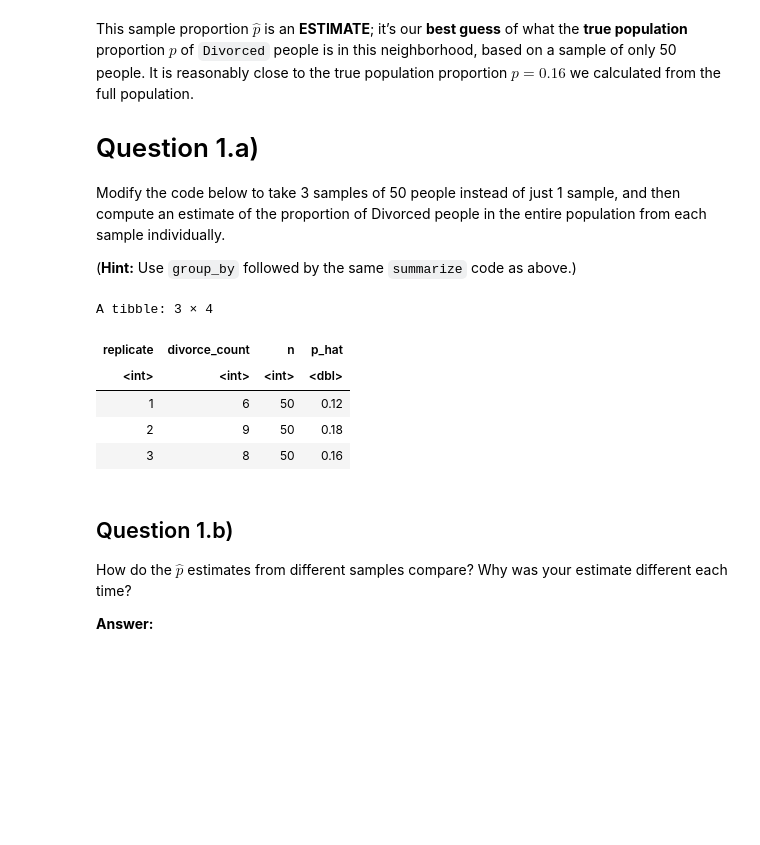
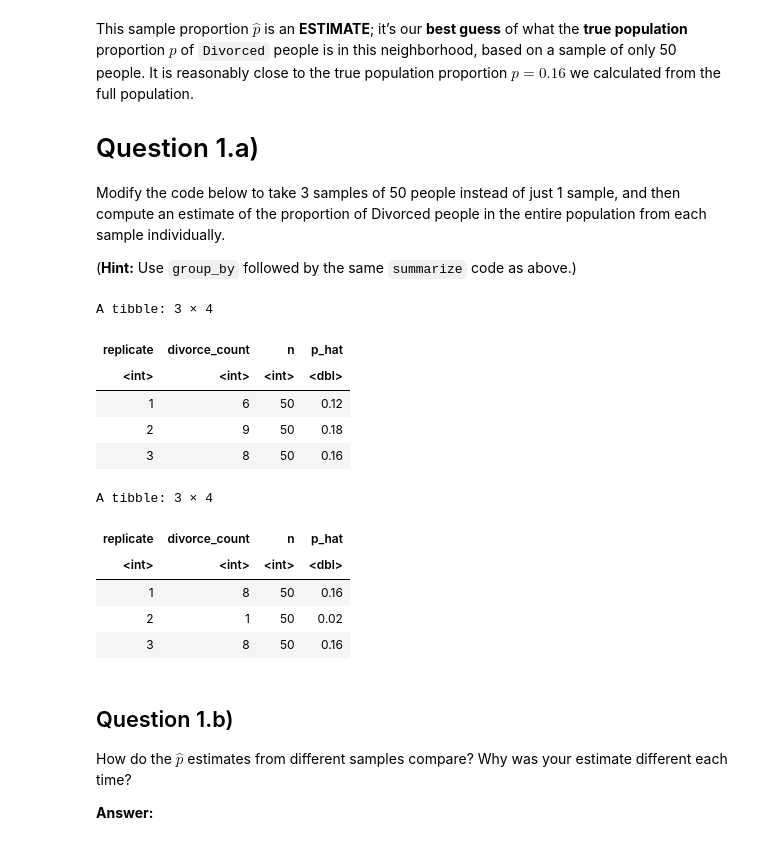
Before and after one commit to UNC-DATA-730/unit-7-assignment-dlee002, a Jupyter notebook: assignment7.ipynb, the cells around one changed output. Saved outputs shown, nothing was run; the diff lists cells and outputs as text; code cells hidden in the pictures; blank space fills up the shorter version.

```diff
--- a/assignment7.ipynb
+++ b/assignment7.ipynb
@@ -194,20 +194,37 @@ people in the entire population from each sample individually.
 # %%
 set.seed(18)
 
 n50_3rep = gss_14 |>
   rep_sample_n(size = 50, reps = 3)
 
 n50_3rep |>
   summarize(divorce_count = sum(marital == "Divorced"),
             n = n()) |>
   mutate(p_hat = divorce_count/ n)
+
+#going offroad to see what happens when i set the seed back to 42
+set.seed(42)
+
+n50_3rep = gss_14 |>
+  rep_sample_n(size = 50, reps = 3)
+
+n50_3rep |>
+  summarize(divorce_count = sum(marital == "Divorced"),
+            n = n()) |>
+  mutate(p_hat = divorce_count/ n)
 # %% [output]
 A tibble: 3 × 4
 | replicate | divorce_count | n | p_hat |
 | <int> | <int> | <int> | <dbl> |
 | 1 | 6 | 50 | 0.12 |
 | 2 | 9 | 50 | 0.18 |
 | 3 | 8 | 50 | 0.16 |
+A tibble: 3 × 4
+| replicate | divorce_count | n | p_hat |
+| <int> | <int> | <int> | <dbl> |
+| 1 | 8 | 50 | 0.16 |
+| 2 | 1 | 50 | 0.02 |
+| 3 | 8 | 50 | 0.16 |
 # %% [markdown]
 ## Question 1.b)
 
```
Also changed, not shown: parts of 1 cell of this notebook.
